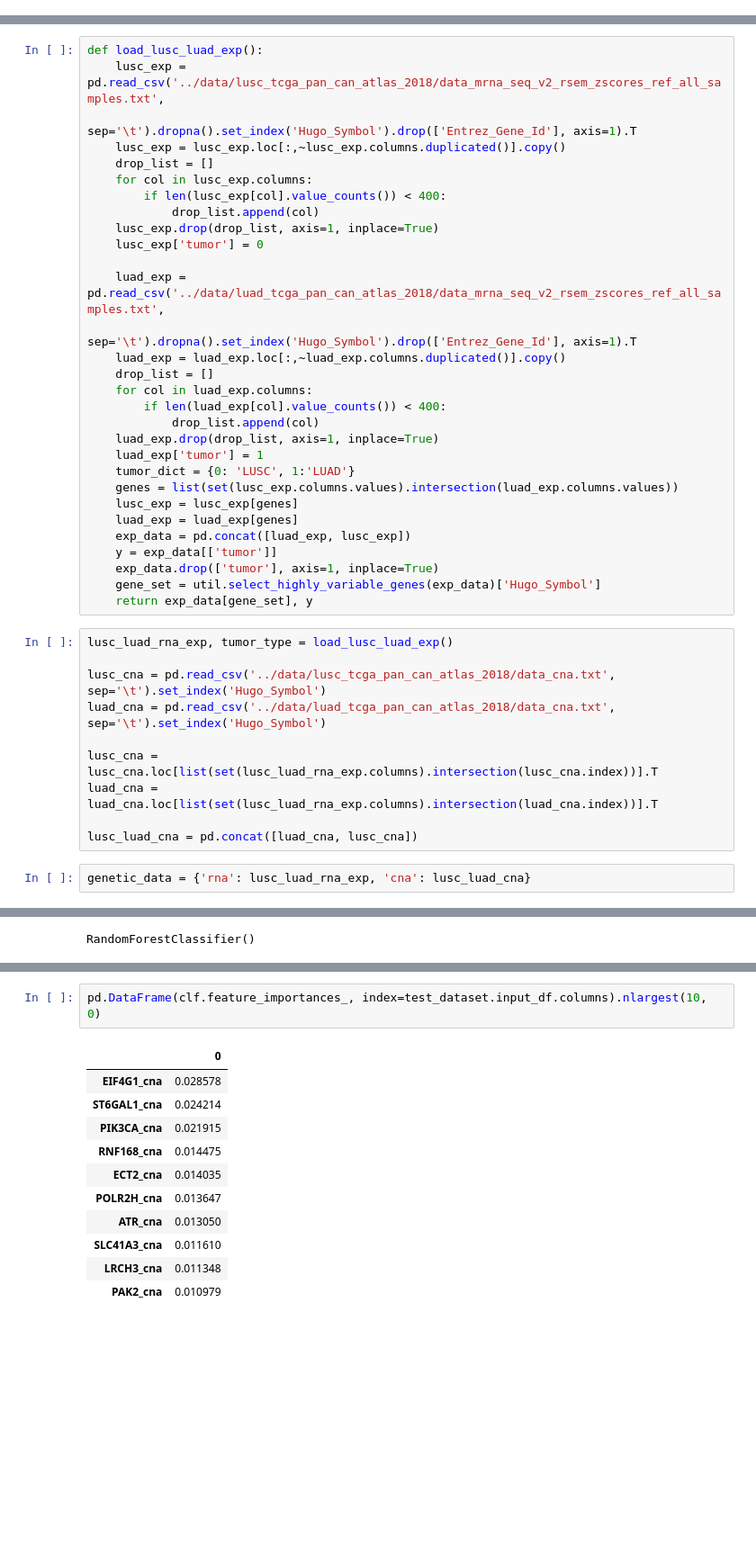
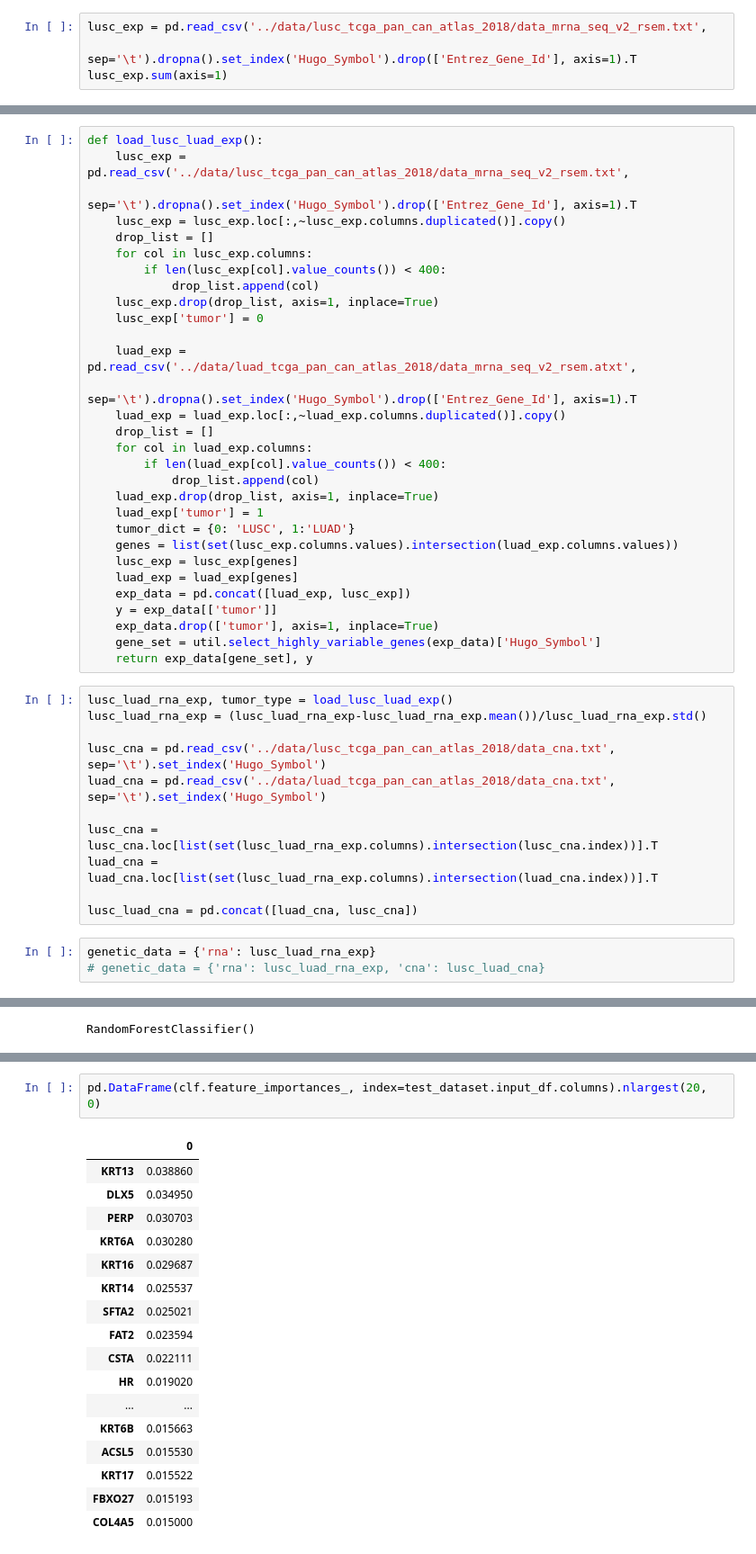
Before and after one commit to vanallenlab/pnet, a Jupyter notebook: src/cancer_type_prediction.ipynb, the cells around one changed output, grey strips where cells are left out. Shown: that part at 90% size. Saved outputs shown, nothing was run; the diff lists cells and outputs as text; blank space fills up the shorter version.

```diff
--- a/src/cancer_type_prediction.ipynb
+++ b/src/cancer_type_prediction.ipynb
@@ -13,0 +30,4 @@ from sklearn.metrics import roc_auc_score
+# %%
+lusc_exp = pd.read_csv('../data/lusc_tcga_pan_can_atlas_2018/data_mrna_seq_v2_rsem.txt',
+                           sep='\t').dropna().set_index('Hugo_Symbol').drop(['Entrez_Gene_Id'], axis=1).T
+lusc_exp.sum(axis=1)
@@ -14,6 +47,6 @@ from sklearn.metrics import roc_auc_score
 # %%
 def load_lusc_luad_exp():
-    lusc_exp = pd.read_csv('../data/lusc_tcga_pan_can_atlas_2018/data_mrna_seq_v2_rsem_zscores_ref_all_samples.txt',
+    lusc_exp = pd.read_csv('../data/lusc_tcga_pan_can_atlas_2018/data_mrna_seq_v2_rsem.txt',
                            sep='\t').dropna().set_index('Hugo_Symbol').drop(['Entrez_Gene_Id'], axis=1).T
     lusc_exp = lusc_exp.loc[:,~lusc_exp.columns.duplicated()].copy()
     drop_list = []
@@ -23,7 +56,7 @@ def load_lusc_luad_exp():
     lusc_exp.drop(drop_list, axis=1, inplace=True)
     lusc_exp['tumor'] = 0
 
-    luad_exp = pd.read_csv('../data/luad_tcga_pan_can_atlas_2018/data_mrna_seq_v2_rsem_zscores_ref_all_samples.txt',
+    luad_exp = pd.read_csv('../data/luad_tcga_pan_can_atlas_2018/data_mrna_seq_v2_rsem.atxt',
                           sep='\t').dropna().set_index('Hugo_Symbol').drop(['Entrez_Gene_Id'], axis=1).T
     luad_exp = luad_exp.loc[:,~luad_exp.columns.duplicated()].copy()
     drop_list = []
@@ -43,6 +76,7 @@ def load_lusc_luad_exp():
     return exp_data[gene_set], y
 # %%
 lusc_luad_rna_exp, tumor_type = load_lusc_luad_exp()
+lusc_luad_rna_exp = (lusc_luad_rna_exp-lusc_luad_rna_exp.mean())/lusc_luad_rna_exp.std()
 
 lusc_cna = pd.read_csv('../data/lusc_tcga_pan_can_atlas_2018/data_cna.txt', sep='\t').set_index('Hugo_Symbol')
 luad_cna = pd.read_csv('../data/luad_tcga_pan_can_atlas_2018/data_cna.txt', sep='\t').set_index('Hugo_Symbol')
@@ -52,7 +86,8 @@ luad_cna = luad_cna.loc[list(set(lusc_luad_rna_exp.columns).intersection(luad_cn
 
 lusc_luad_cna = pd.concat([luad_cna, lusc_cna])
 # %%
-genetic_data = {'rna': lusc_luad_rna_exp, 'cna': lusc_luad_cna}
+genetic_data = {'rna': lusc_luad_rna_exp}
+# genetic_data = {'rna': lusc_luad_rna_exp, 'cna': lusc_luad_cna}
 # %%
 model, train_scores, test_scores, train_dataset, test_dataset = Pnet.run(genetic_data,
                                                                          tumor_type,
@@ -158,14 +191,20 @@ test_acc
 # %%
-pd.DataFrame(clf.feature_importances_, index=test_dataset.input_df.columns).nlargest(10, 0)
+pd.DataFrame(clf.feature_importances_, index=test_dataset.input_df.columns).nlargest(20, 0)
 # %% [output]
 |  | 0 |
-| EIF4G1_cna | 0.028578 |
-| ST6GAL1_cna | 0.024214 |
-| PIK3CA_cna | 0.021915 |
-| RNF168_cna | 0.014475 |
-| ECT2_cna | 0.014035 |
-| POLR2H_cna | 0.013647 |
-| ATR_cna | 0.013050 |
-| SLC41A3_cna | 0.011610 |
-| LRCH3_cna | 0.011348 |
-| PAK2_cna | 0.010979 |
+| KRT13 | 0.038860 |
+| DLX5 | 0.034950 |
+| PERP | 0.030703 |
+| KRT6A | 0.030280 |
+| KRT16 | 0.029687 |
+| KRT14 | 0.025537 |
+| SFTA2 | 0.025021 |
+| FAT2 | 0.023594 |
+| CSTA | 0.022111 |
+| HR | 0.019020 |
+| ... | ... |
+| KRT6B | 0.015663 |
+| ACSL5 | 0.015530 |
+| KRT17 | 0.015522 |
+| FBXO27 | 0.015193 |
+| COL4A5 | 0.015000 |
```
Also changed, not shown: parts of 20 cells of this notebook, 6 other files.
